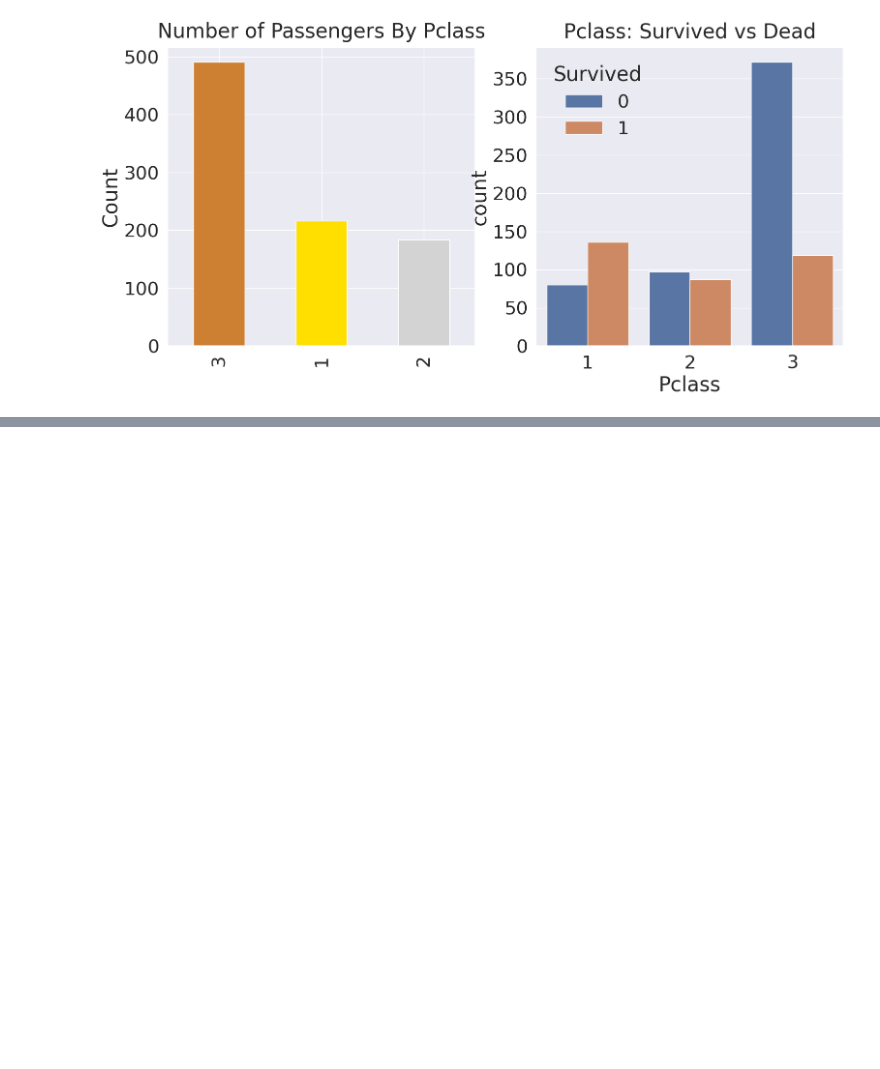
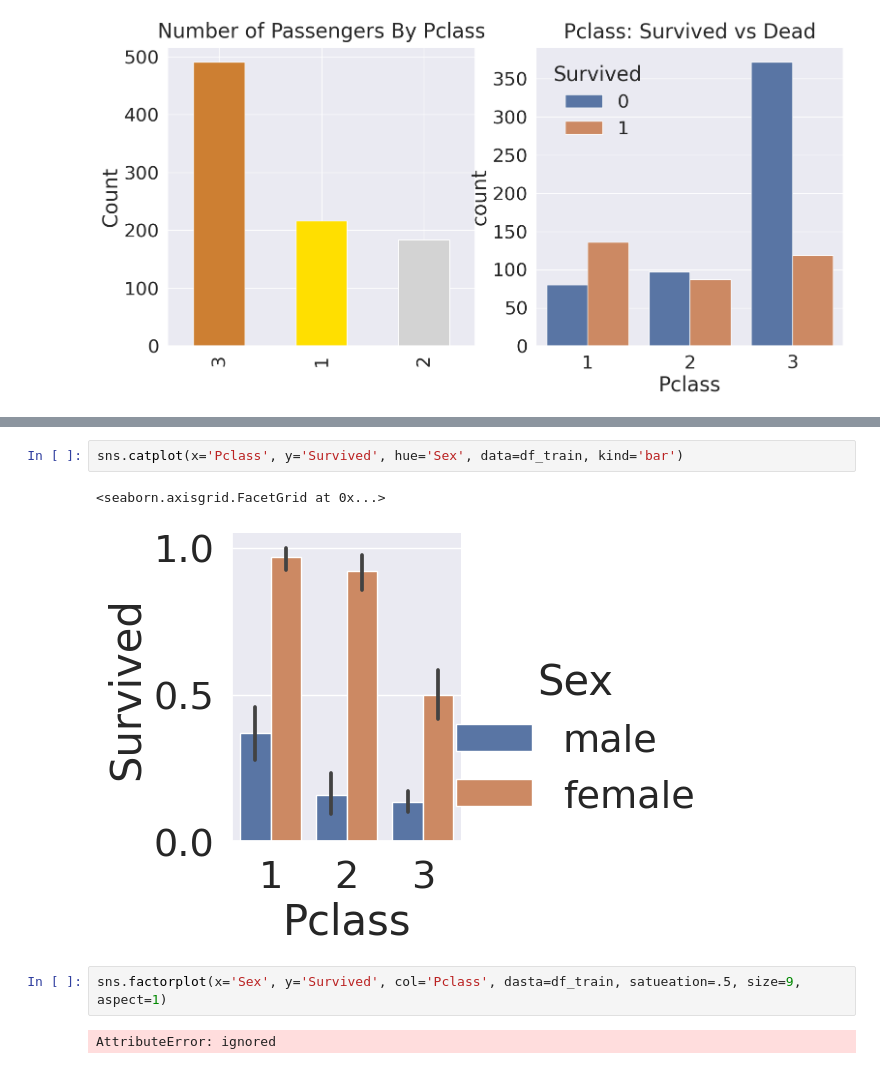
Before and after one commit to greedypelican/git-kaggle, a Jupyter notebook: Titanic/Titanic.ipynb, the cells around one changed output, grey strips where cells are left out. Drawn from its saved outputs; the diff is of its cells as text; blank space fills up the shorter version.

```diff
--- a/Titanic/Titanic.ipynb
+++ b/Titanic/Titanic.ipynb
@@ -143,0 +167,9 @@ plt.show()
+# %%
+sns.catplot(x='Pclass', y='Survived', hue='Sex', data=df_train, kind='bar')
+# %% [output]
+<seaborn.axisgrid.FacetGrid at 0x...>
+[figure, added]
+# %%
+sns.factorplot(x='Sex', y='Survived', col='Pclass', dasta=df_train, satueation=.5, size=9, aspect=1)
+# %% [output]
+AttributeError: ignored
```
Also changed, not shown: parts of 16 cells of this notebook.
